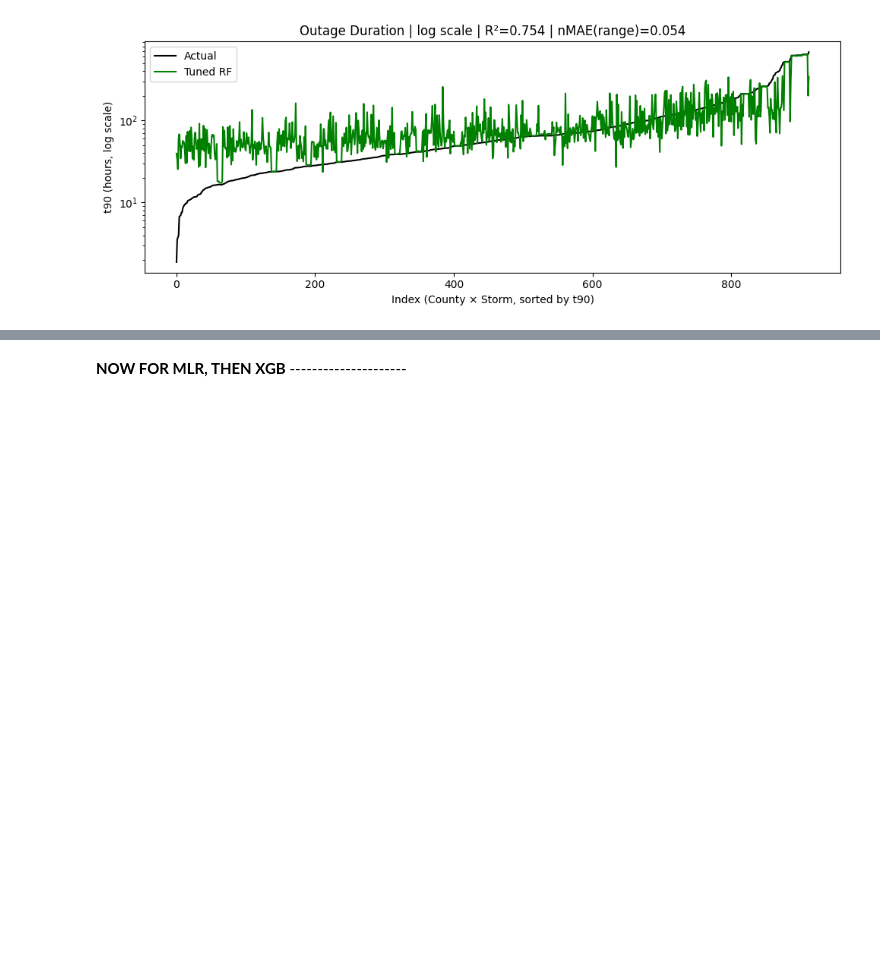
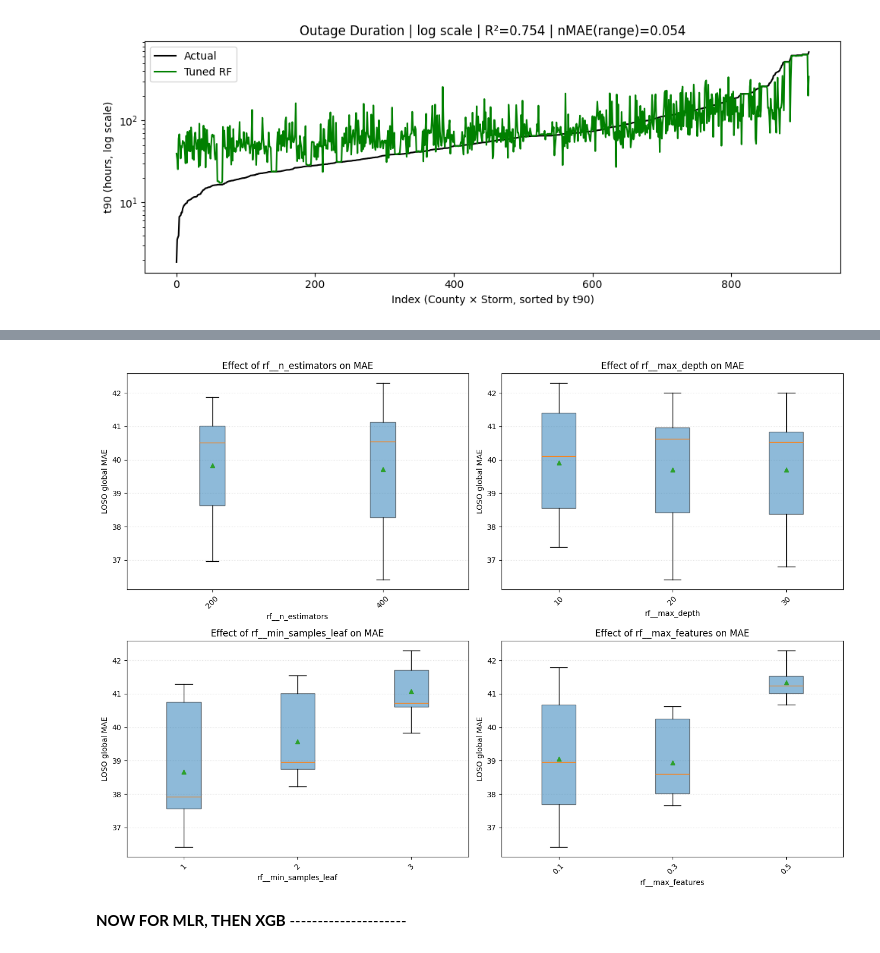
Before and after one commit to lukemccarvill/outage-recovery-forecasting, a Jupyter notebook: python_scripts/CONUS_modelling.ipynb, the cells around one changed output, grey strips where cells are left out. Cells and saved outputs as stored; diff of their text form; code cells hidden in the pictures; blank space fills up the shorter version.

Commit message:
gitignoring more and adding more code for figure generation

```diff
--- a/python_scripts/CONUS_modelling.ipynb
+++ b/python_scripts/CONUS_modelling.ipynb
@@ -849,10 +849,15 @@ param_grid = {
     # "rf__min_samples_leaf": [1, 3, 5],
     # "rf__max_features": [0.2, 0.5, 1.0],
 
+    # "rf__n_estimators": [200, 400],
+    # "rf__max_depth": [10, 20],
+    # "rf__min_samples_leaf": [1, 3, 5],
+    # "rf__max_features": [0.2, 0.5, 1.0],
+
     "rf__n_estimators": [200, 400],
-    "rf__max_depth": [10, 20],
-    "rf__min_samples_leaf": [1, 3, 5],
-    "rf__max_features": [0.2, 0.5, 1.0],
+    "rf__max_depth": [10, 20, 30],
+    "rf__min_samples_leaf": [1, 2, 3],
+    "rf__max_features": [0.1, 0.3, 0.5],
 
 }
 
@@ -909,7 +914,7 @@ for params in tqdm(grid_list, desc="RF grid search"):
         best_preds = fold_preds.copy()
         best_fold_df = pd.DataFrame(fold_rows)
 
-search_df = pd.DataFrame(search_rows).sort_values("cv_global_mae").reset_index(drop=True)
+rf_search_df = pd.DataFrame(search_rows).sort_values("cv_global_mae").reset_index(drop=True)
 
 print("\nBest RF params:")
 print(best_params)
@@ -925,7 +930,7 @@ print("Global MAE:", mae_rf_tuned)
 print("Global RMSE:", rmse_rf_tuned)
 
 print("\nTop 10 parameter sets:")
-print(search_df.head(10).to_string(index=False))
+print(rf_search_df.head(10).to_string(index=False))
 
 print("\nPer-storm diagnostics:")
 print(fold_rf_tuned.sort_values("mae_diagnostic_per_storm", ascending=False))
@@ -1086,3 +1092,73 @@ plt.show()
+# %%
+import numpy as np
+import matplotlib.pyplot as plt
+
+def plot_rf_hparam_effects(rf_search_df, metric_col="cv_global_mae"):
+    """
+    Plot hyperparameter effects on LOSO global MAE for tuned RF.
+    Uses boxplots for each parameter.
+    """
+    params = [
+        "rf__n_estimators",
+        "rf__max_depth",
+        "rf__min_samples_leaf",
+        "rf__max_features",
+    ]
+
+    # Fall back if the requested metric column is named differently
+    if metric_col not in rf_search_df.columns:
+        if "global_mae" in rf_search_df.columns:
+            metric_col = "global_mae"
+        elif "cv_global_mae" in rf_search_df.columns:
+            metric_col = "cv_global_mae"
+        else:
+            raise KeyError(
+                f"Could not find metric column '{metric_col}', 'global_mae', or 'cv_global_mae' in rf_search_df."
+            )
+
+    fig, axes = plt.subplots(2, 2, figsize=(14, 10))
+    axes = axes.ravel()
+
+    def _boxplot_param(ax, df, param):
+        dfp = df[[param, metric_col]].dropna().copy()
+        values = sorted(dfp[param].unique(), key=lambda x: (str(type(x)), x))
+        grouped = [dfp.loc[dfp[param] == v, metric_col].to_numpy() for v in values]
+
+        if len(values) == 1:
+            y = grouped[0]
+            x = np.zeros(len(y))
+            ax.scatter(x, y, alpha=0.8)
+            ax.set_xticks([0])
+            ax.set_xticklabels([str(values[0])])
+        else:
+            bp = ax.boxplot(
+                grouped,
+                labels=[str(v) for v in values],
+                showmeans=True,
+                patch_artist=True,
+            )
+            for patch in bp["boxes"]:
+                patch.set_alpha(0.5)
+
+        ax.set_xlabel(param)
+        ax.set_ylabel("LOSO global MAE")
+        ax.grid(True, axis="y", linestyle=":", alpha=0.4)
+        ax.tick_params(axis="x", rotation=45)
+
+    for ax, param in zip(axes, params):
+        if param not in rf_search_df.columns:
+            ax.axis("off")
+            continue
+        _boxplot_param(ax, rf_search_df, param)
+        ax.set_title(f"Effect of {param} on MAE")
+
+    plt.tight_layout()
+    plt.show()
+
+# Call it like this:
+plot_rf_hparam_effects(rf_search_df)
+# %% [output]
+[figure, added]
 # %% [markdown]
 **NOW FOR MLR, THEN XGB** ---------------------
 # %%
```
Also changed, not shown: parts of 15 cells of this notebook, 3 other files.
